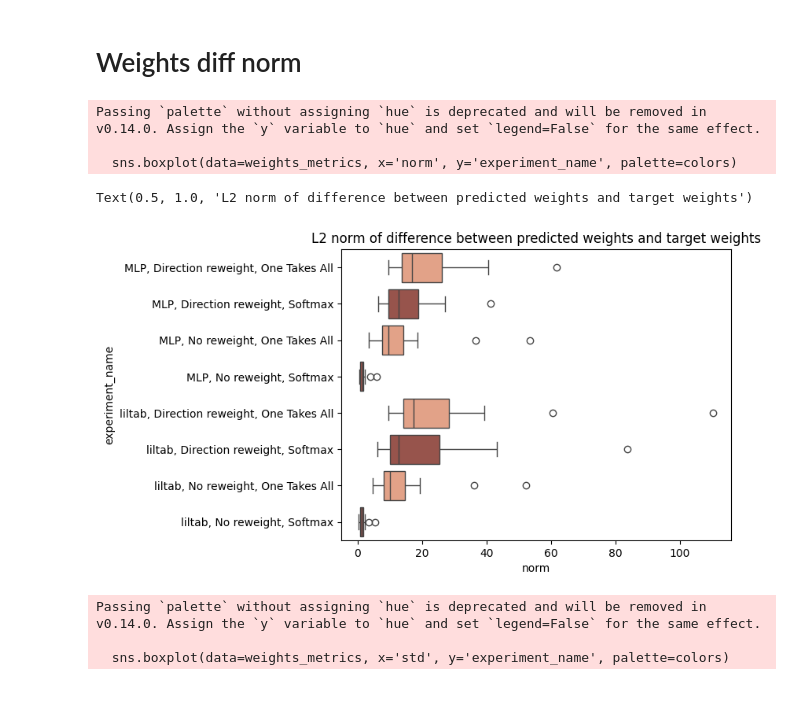
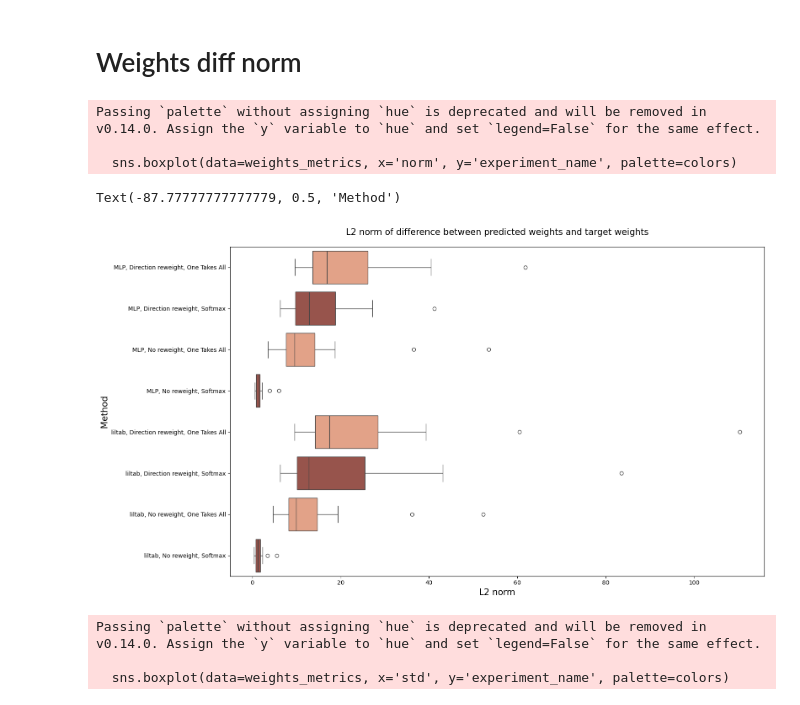
Before and after one commit to DawidPludowski/adaptivee, a Jupyter notebook: explore/results_insight.ipynb, the cells around one changed output. Drawn from its saved outputs; the diff is of its cells as text; code cells hidden in the pictures.

```diff
--- a/explore/results_insight.ipynb
+++ b/explore/results_insight.ipynb
@@ -139,6 +147,7 @@ Text(0.5, 1.0, 'Critical Distance - comparison of the methods ranks')
 # %%
 comp = pd.merge(acc_b, baseline, on='data_name')
 comp['diff'] = comp['score_x'] - comp['score_y']
+comp = comp[comp['experiment_name_x'] != 'No reweight, static equal']
 
 names = np.unique(comp['experiment_name_x'].sort_values())
 colors = []
@@ -171,4 +180,14 @@ Text(0.5, 1.0, 'Test dataset\nGain in balanced accuracy, comparing to equal weig
 # %%
 comp = pd.merge(acc_b_best, baseline_sota, on='data_name')
 comp['diff'] = comp['score_x'] - comp['score_y']
+
+names = np.unique(comp['experiment_name_x'].sort_values())
+for name in names:
+    if 'static' in name:
+        color = '#D4E09B'
+    elif 'liltab' in name:
+        color = '#A44A3F'
+    else:
+        color = '#F19C79'
+    colors.append(color)
 # %%
@@ -209,14 +231,20 @@ for name in names:
         color = '#F19C79'
     colors.append(color)
 # %%
+plt.figure(figsize=(16, 9))
+
 sns.boxplot(data=weights_metrics, x='norm', y='experiment_name', palette=colors)
-plt.title('L2 norm of difference between predicted weights and target weights')
+plt.title('L2 norm of difference between predicted weights and target weights', fontsize=15, pad=20)
+
+plt.tight_layout()
+plt.xlabel('L2 norm', fontsize=15)
+plt.ylabel('Method', fontsize=15)
 # %% [output]
 Passing `palette` without assigning `hue` is deprecated and will be removed in v0.14.0. Assign the `y` variable to `hue` and set `legend=False` for the same effect.
 
   sns.boxplot(data=weights_metrics, x='norm', y='experiment_name', palette=colors)
-Text(0.5, 1.0, 'L2 norm of difference between predicted weights and target weights')
+Text(-87.77777777777779, 0.5, 'Method')
-[figure, old version]
+[figure, new version]
 # %%
 sns.boxplot(data=weights_metrics, x='std', y='experiment_name', palette=colors)
 plt.title('Diversity of chosen weights, measured with STD')
```
Also changed, not shown: parts of 4 cells of this notebook.
